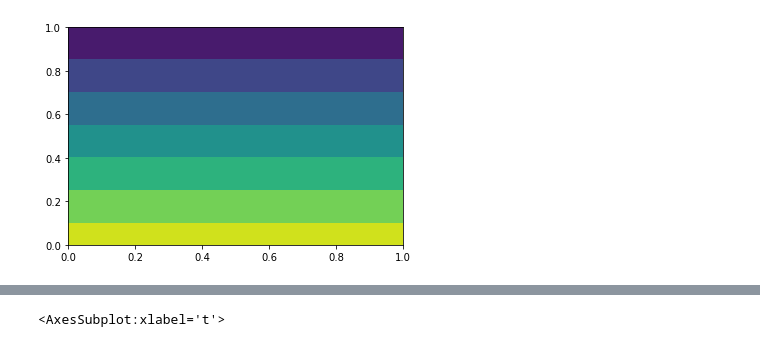
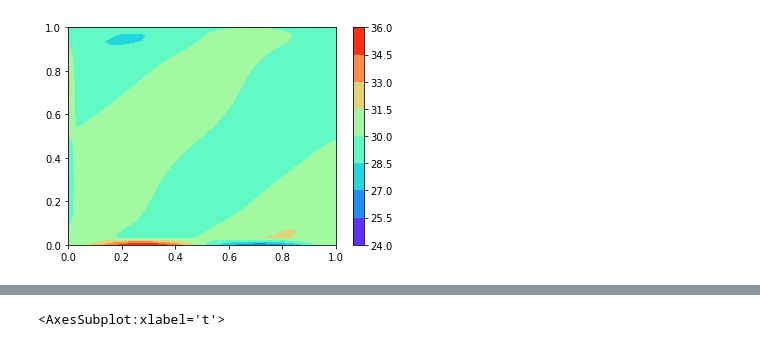
Before and after one commit to che4web/flow, a Jupyter notebook: Без названия.ipynb, the cells around one changed output, grey strips where cells are left out. Cells and saved outputs as stored; diff of their text form; code cells hidden in the pictures.

```diff
--- a/Без названия.ipynb
+++ b/Без названия.ipynb
@@ -5,2 +7,12 @@ import pandas as pd
 # %%
-16*32
+def contur_plot(name):
+    data= np.genfromtxt(name)
+    NX=32
+    NY=32
+    z = data.T[2].reshape((NY, NX))
+    x = np.linspace(0, 1.0, NX)
+    y = np.linspace(0, 1.0, NY)
+
+    X, Y = np.meshgrid(x, y)
+    cs = plt.contourf(X, Y, z,cmap=plt.cm.rainbow)
+    cbar = plt.colorbar(cs)
@@ -18,4 +23,4 @@ X, Y = np.meshgrid(x, y)
 # %%
-cs = plt.contourf(X, Y, z,)
+contur_plot('c.txt')
 # %% [output]
-[figure, old version]
+[figure, new version]
```
Also changed, not shown: parts of 4 cells of this notebook, 9 other files.
